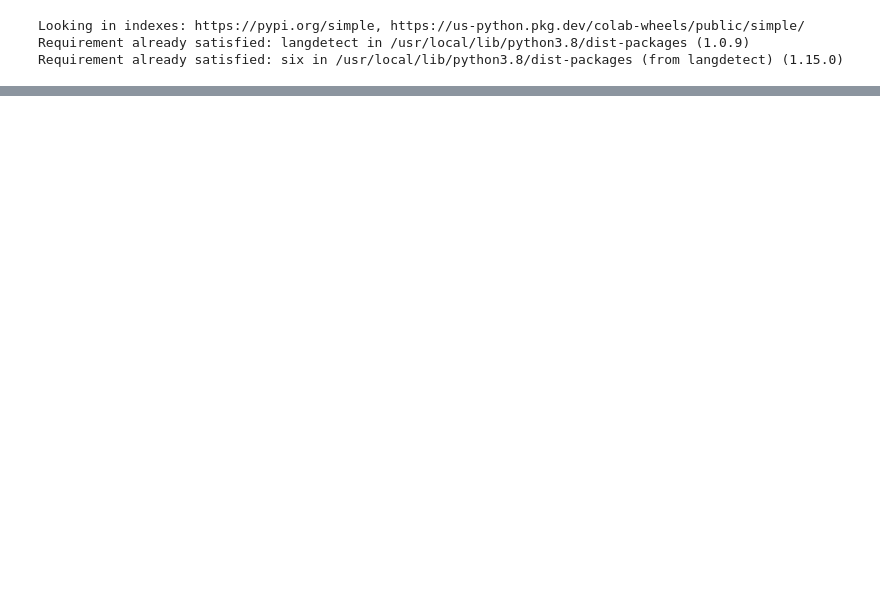
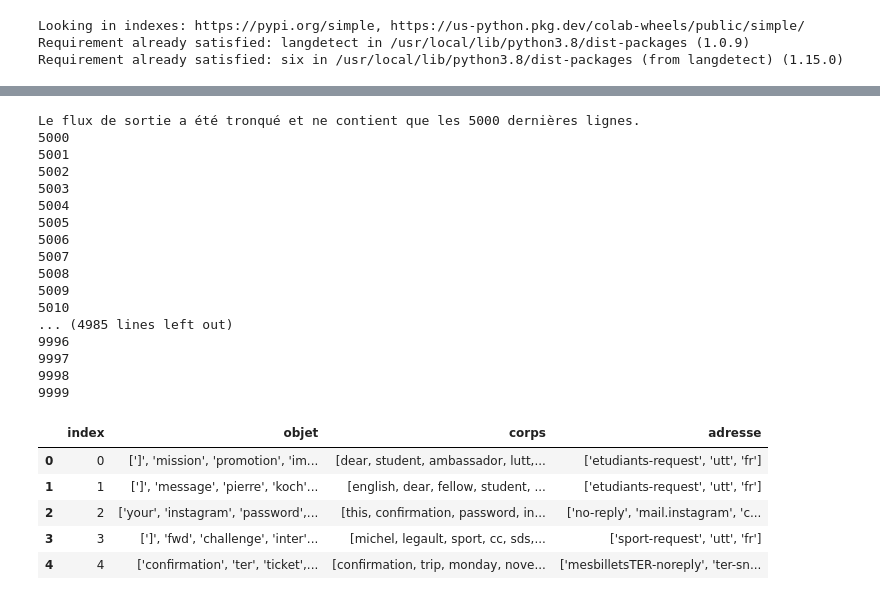
Before and after one commit to GuichardB/Email_Classification, a Jupyter notebook: apprentissage_non_supervisé_Hdbscan_Bert.ipynb, the cells around one changed output, grey strips where cells are left out. Drawn from its saved outputs; the diff is of its cells as text; code cells hidden in the pictures; blank space fills up the shorter version.

```diff
--- a/apprentissage_non_supervisé_Hdbscan_Bert.ipynb
+++ b/apprentissage_non_supervisé_Hdbscan_Bert.ipynb
@@ -83,0 +69,8 @@ final_dataset['corps'][1939]
+# %%
+from nltk.corpus import stopwords
+
+def stop_words(text):
+    stop_words = stopwords.words('french')
+    text = [word for word in text if ((word not in stop_words) and (len(word)>1))]
+
+    return text
@@ -83,0 +84,39 @@ final_dataset['corps'][1939]
+# %%
+tt= np.array([])
+for i in final_dataset.index:
+    texte = ast.literal_eval(final_dataset['corps'][i])
+    texte = stop_words(texte)
+    final_dataset['corps'][i] = texte
+    print(i)
+    if ('nan' in texte) or (len(texte) < 4):
+        final_dataset.drop(i, axis=0, inplace=True)
+    else:
+        langue = detect(' '.join(final_dataset['corps'][i]))
+        tt = np.append(tt, langue)
+
+final_dataset = final_dataset.reset_index()
+final_dataset.head()
+# %% [output]
+Le flux de sortie a été tronqué et ne contient que les 5000 dernières lignes.
+5000
+5001
+5002
+5003
+5004
+5005
+5006
+5007
+5008
+5009
+5010
+... (4985 lines left out)
+9996
+9997
+9998
+9999
+|  | index | objet | corps | adresse |
+| 0 | 0 | [']', 'mission', 'promotion', 'im... | [dear, student, ambassador, lutt,... | ['etudiants-request', 'utt', 'fr'] |
+| 1 | 1 | [']', 'message', 'pierre', 'koch'... | [english, dear, fellow, student, ... | ['etudiants-request', 'utt', 'fr'] |
+| 2 | 2 | ['your', 'instagram', 'password',... | [this, confirmation, password, in... | ['no-reply', 'mail.instagram', 'c... |
+| 3 | 3 | [']', 'fwd', 'challenge', 'inter'... | [michel, legault, sport, cc, sds,... | ['sport-request', 'utt', 'fr'] |
+| 4 | 4 | ['confirmation', 'ter', 'ticket',... | [confirmation, trip, monday, nove... | ['mesbilletsTER-noreply', 'ter-sn... |
```
Also changed, not shown: parts of 16 cells of this notebook, 1 other file.
